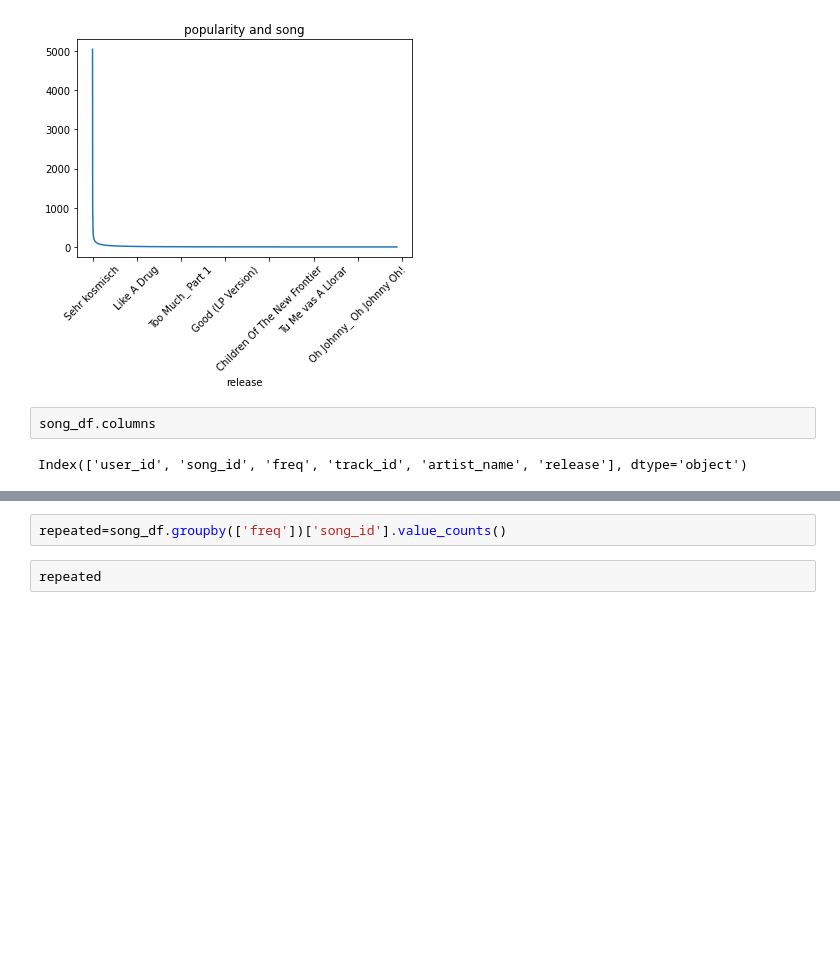
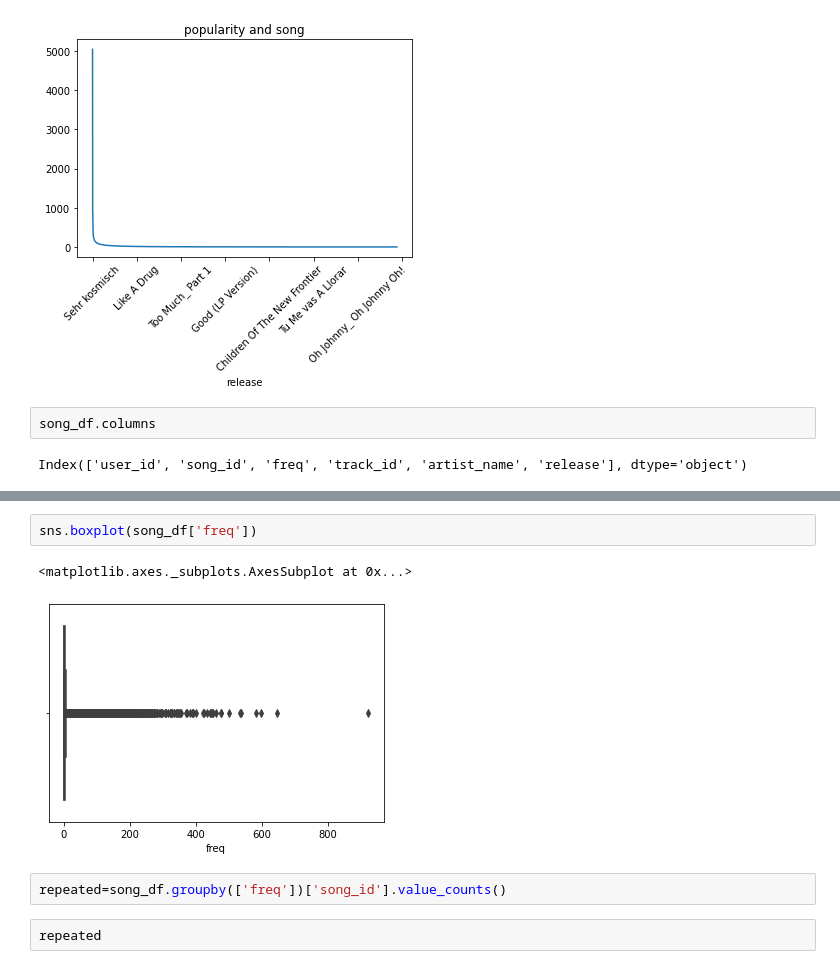
Before and after one commit to charithcherry/Innomatics_Internship_APR_21, a Jupyter notebook: Recommender System/Music_Rec_Sys.ipynb, the cells around one changed output, grey strips where cells are left out. Cells and saved outputs as stored; diff of their text form; blank space fills up the shorter version.

```diff
--- a/Recommender System/Music_Rec_Sys.ipynb
+++ b/Recommender System/Music_Rec_Sys.ipynb
@@ -385,3 +391,8 @@ Index(['user_id', 'song_id', 'freq', 'track_id', 'artist_name', 'release'], dtyp
+# %%
+sns.boxplot(song_df['freq'])
+# %% [output]
+<matplotlib.axes._subplots.AxesSubplot at 0x...>
+[figure, added]
 # %%
 repeated=song_df.groupby(['freq'])['song_id'].value_counts()
 # %%
```
Also changed, not shown: parts of 38 cells of this notebook.
